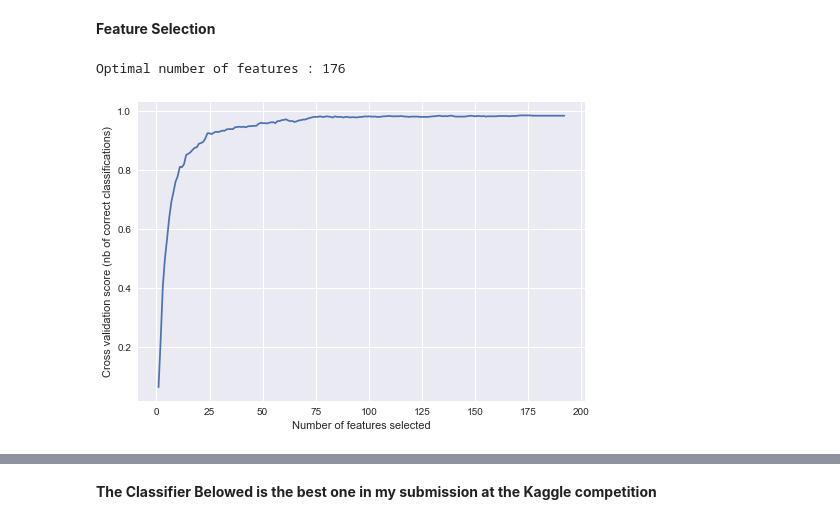
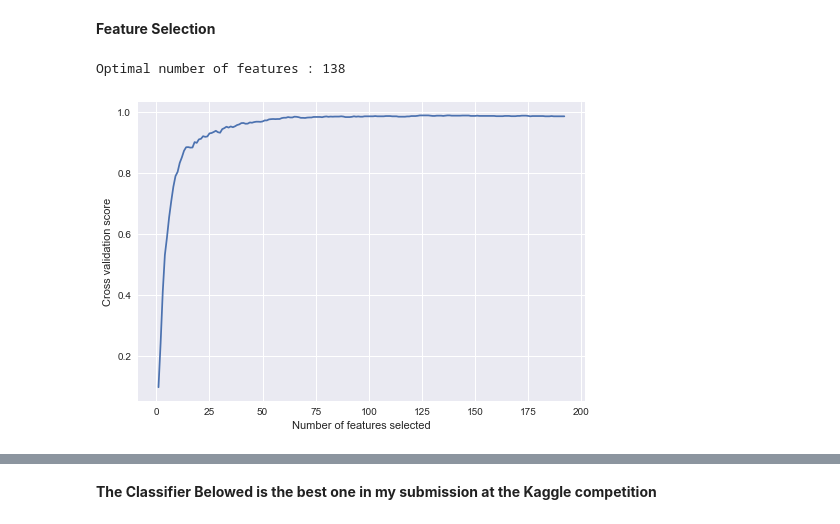
Before and after one commit to wushbin/MidtermProject, a Jupyter notebook: LeafClassification-separately classifier.ipynb, the cells around one changed output, grey strips where cells are left out. Cells and saved outputs as stored; diff of their text form; code cells hidden in the pictures.

```diff
--- a/LeafClassification-separately classifier.ipynb
+++ b/LeafClassification-separately classifier.ipynb
@@ -176,0 +334,26 @@ np.mean(etcl_validation)
+# %%
+from matplotlib import rcParams
+
+def plot_accuracy(x, y, x_legend):
+    """Plot accuracy as a function of x."""
+    x = np.array(x)
+    y = np.array(y)
+    plt.title('Classification accuracy as a function of %s' % x_legend)
+    plt.xlabel('%s' % x_legend)
+    plt.ylabel('Accuracy')
+    plt.grid(True)
+    plt.plot(x, y)
+
+rcParams['legend.fontsize'] = 10
+cls_names = list(sorted(cls_stats.keys()))
+
+# Plot accuracy evolution
+fig = plt.figure()
+for _, stats in sorted(cls_stats.items()):
+    # Plot accuracy evolution with #examples
+    accuracy, n_examples = zip(*stats['accuracy_history'])
+    plot_accuracy(n_examples, accuracy, "training examples (#)")
+    ax = plt.gca()
+    ax.set_ylim((0, 1))
+plt.legend(cls_names, loc='best')
+plt.show()
@@ -214,21 +448,23 @@ plt.show()
 **Feature Selection**
 # %%
 #feature selection exploration
+
 svc = SVC(kernel="linear")
+nb = GaussianNB()
 ld = LinearDiscriminantAnalysis();
 
-featureSelector = RFECV(estimator=svc, step = 1, cv=2, scoring='accuracy')
+featureSelector = RFECV(estimator=svc, step = 1, cv=4, scoring='accuracy')
 
 rfecv = featureSelector.fit(train_all, labels)
 train_rfecv = rfecv.transform(train_all)
 
 print("Optimal number of features : %d" % featureSelector.n_features_)
 
 plt.figure()
 plt.xlabel("Number of features selected")
-plt.ylabel("Cross validation score (nb of correct classifications)")
+plt.ylabel("Cross validation score")
 plt.plot(range(1, len(featureSelector.grid_scores_) + 1), featureSelector.grid_scores_)
 plt.show()
 # %% [output]
-Optimal number of features : 176
+Optimal number of features : 138
-[figure, old version]
+[figure, new version]
```
Also changed, not shown: parts of 30 cells of this notebook, 9 other files.
